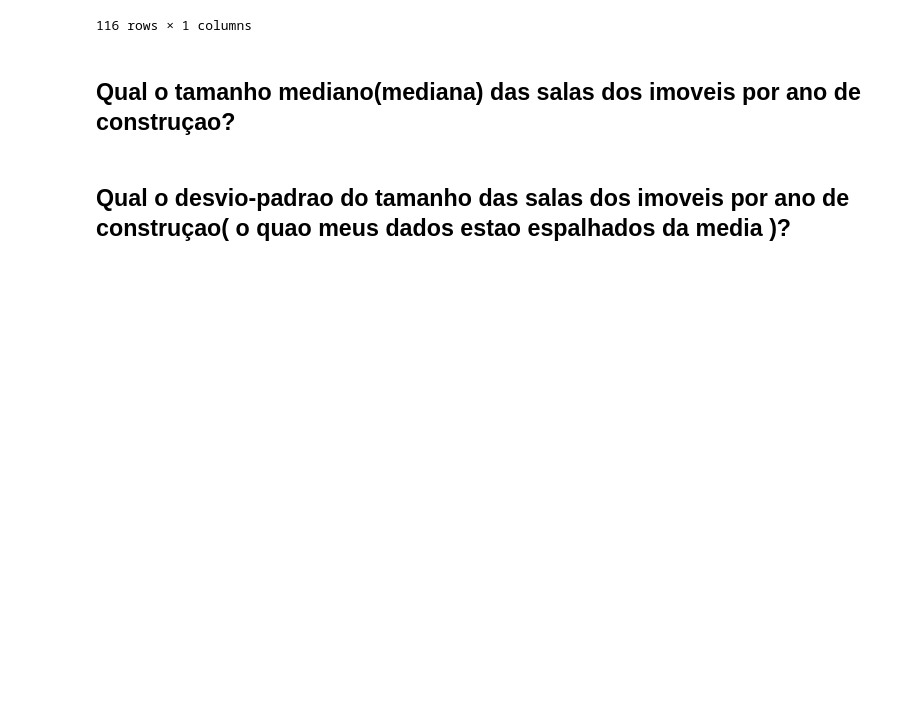
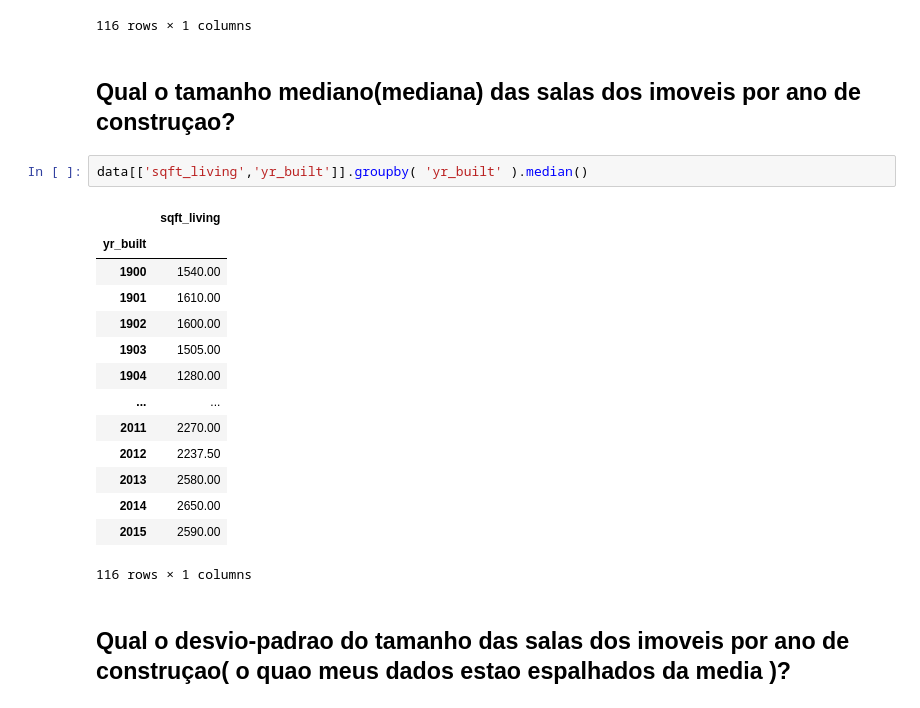
Before and after one commit to Edu-p/Data-VisuandProcessing, a Jupyter notebook: Anotaçao_aula_3.ipynb, the cells around one changed output. Drawn from its saved outputs; the diff is of its cells as text; blank space fills up the shorter version.

```diff
--- a/Anotaçao_aula_3.ipynb
+++ b/Anotaçao_aula_3.ipynb
@@ -193,5 +193,22 @@ data[['sqft_living','yr_built']].groupby( 'yr_built' ).mean()
 116 rows × 1 columns
 # %% [markdown]
 ## Qual o tamanho mediano(mediana) das salas dos imoveis por ano de construçao?
+# %%
+data[['sqft_living','yr_built']].groupby( 'yr_built' ).median()
+# %% [output]
+|  | sqft_living |
+| yr_built |  |
+| 1900 | 1540.00 |
+| 1901 | 1610.00 |
+| 1902 | 1600.00 |
+| 1903 | 1505.00 |
+| 1904 | 1280.00 |
+| ... | ... |
+| 2011 | 2270.00 |
+| 2012 | 2237.50 |
+| 2013 | 2580.00 |
+| 2014 | 2650.00 |
+| 2015 | 2590.00 |
+116 rows × 1 columns
 # %% [markdown]
 ## Qual o desvio-padrao do tamanho das salas dos imoveis por ano de construçao( o quao meus dados estao espalhados da media )?
```
Also changed, not shown: parts of 4 cells of this notebook.
